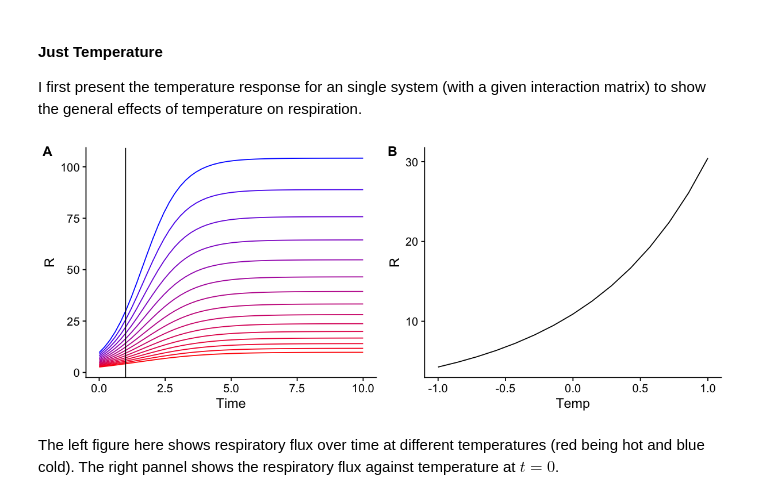
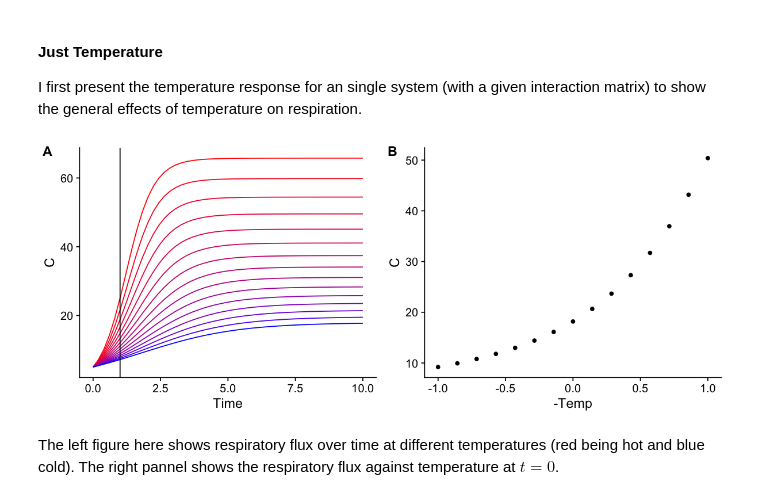
Before and after one commit to CleggTom/Bacterial_Interactions, a Jupyter notebook: notebooks/Model_notes.ipynb, the cells around one changed output. Cells and saved outputs as stored; diff of their text form; code cells hidden in the pictures.

```diff
--- a/notebooks/Model_notes.ipynb
+++ b/notebooks/Model_notes.ipynb
@@ -138,22 +199,22 @@ We can see above that interactions alter the respiratory flux but how does that
 I first present the temperature response for an single system (with a given interaction matrix) to show the general effects of temperature on respiration.
 # %%
 p1 <- bind_rows(df_list) %>%
-    filter(Rep == 1 , a < 0.03, a > 0) %>%
-    ggplot(aes(x=Time, y = R, group = Temp, colour = Temp))+
+    filter(E == 0 , aN == 25) %>%
+    ggplot(aes(x=Time, y = C, group = Temp, colour = Temp))+
         geom_line()+
         geom_vline(xintercept = 1)+
         scale_color_gradient(low="red", high="blue",guide = F)+
         theme_cowplot()
 
 p2 <- bind_rows(df_list) %>%
-    filter(Rep == 1 , a < 0.03, a > 0, Time > 1.0, Time < 1.1 ) %>%
-    ggplot(aes(x=Temp,y=R))+
-        geom_line()+
+    filter(E == 0 ,aN == 25 , tN == 10 ) %>%
+    ggplot(aes(x=-Temp,y=C))+
+        geom_point()+
         theme_cowplot()
 
 plot_grid(p1,p2,labels = c("A","B"))
 # %% [output]
-[figure, old version]
+[figure, new version]
 # %% [markdown]
 The left figure here shows respiratory flux over time at different temperatures (red being hot and blue cold). The right pannel shows the respiratory flux against temperature at $t = 0$.
 # %% [markdown]
```
Also changed, not shown: parts of 11 cells of this notebook.
